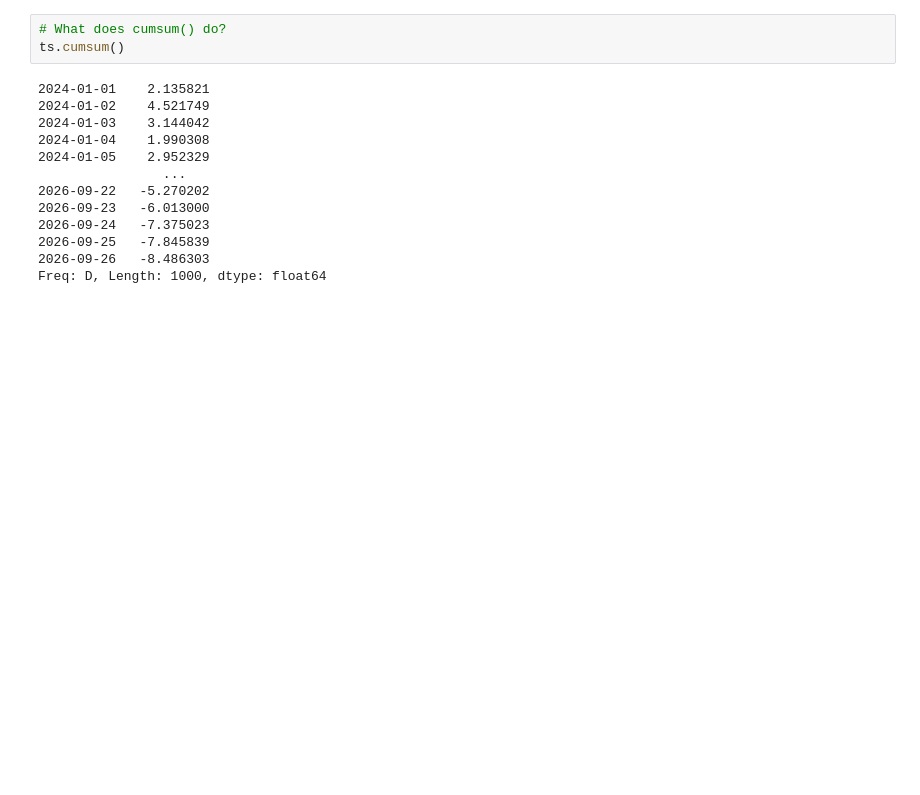
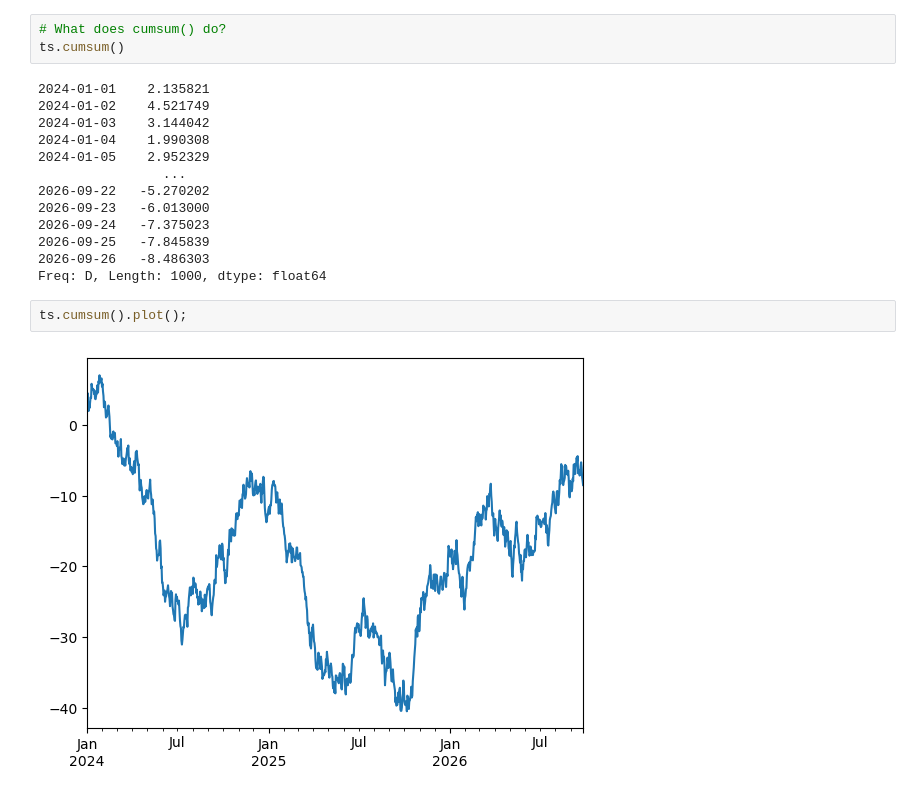
Before and after one commit to abdelaziz-lounes/simple_project, a Jupyter notebook: introduction to matplotLib.ipynb, the cells around one changed output. Cells and saved outputs as stored; diff of their text form; blank space fills up the shorter version.

```diff
--- a/introduction to matplotLib.ipynb
+++ b/introduction to matplotLib.ipynb
@@ -342,3 +342,7 @@ ts.cumsum()
 2026-09-25   -7.845839
 2026-09-26   -8.486303
 Freq: D, Length: 1000, dtype: float64
+# %%
+ts.cumsum().plot();
+# %% [output]
+[figure, added]
```
Also changed, not shown: parts of 6 cells of this notebook.
